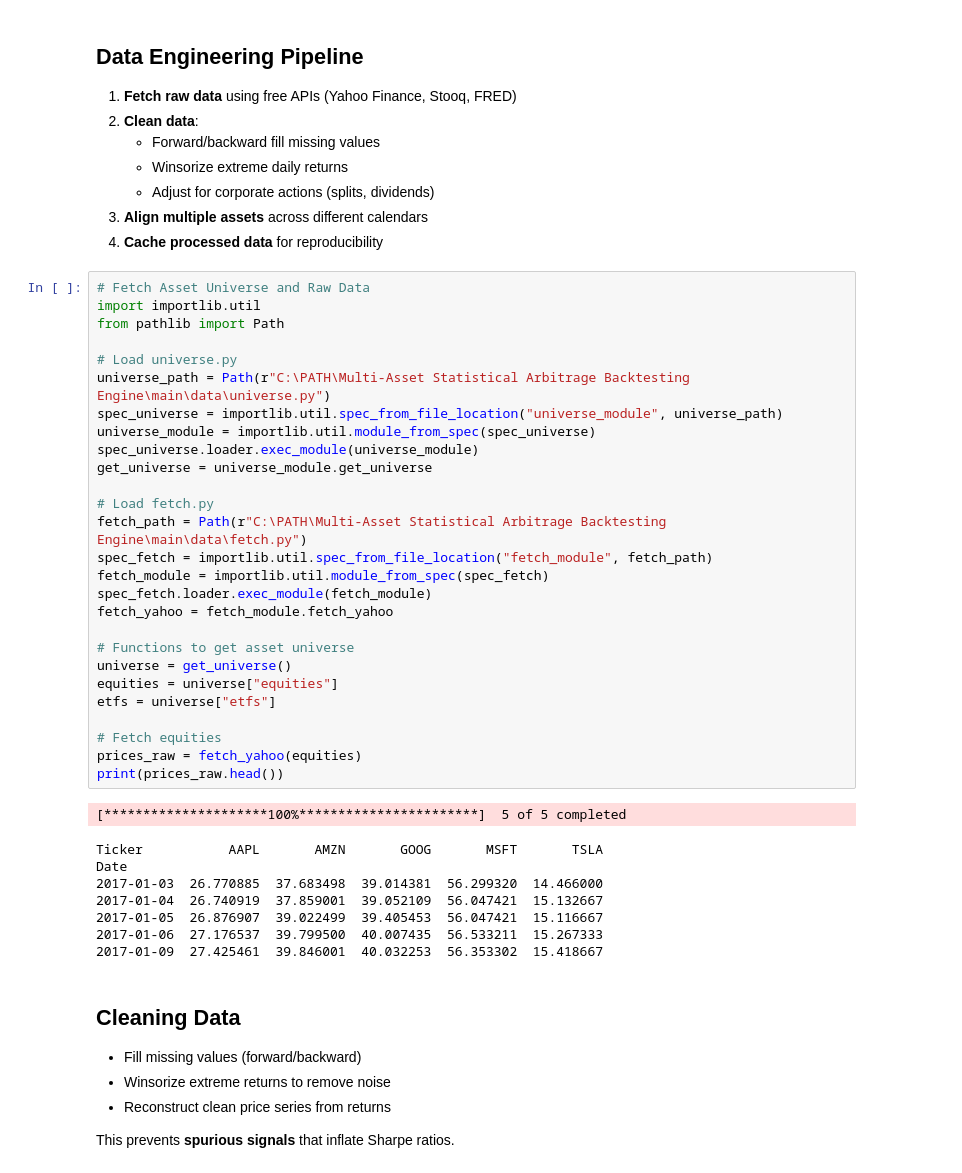
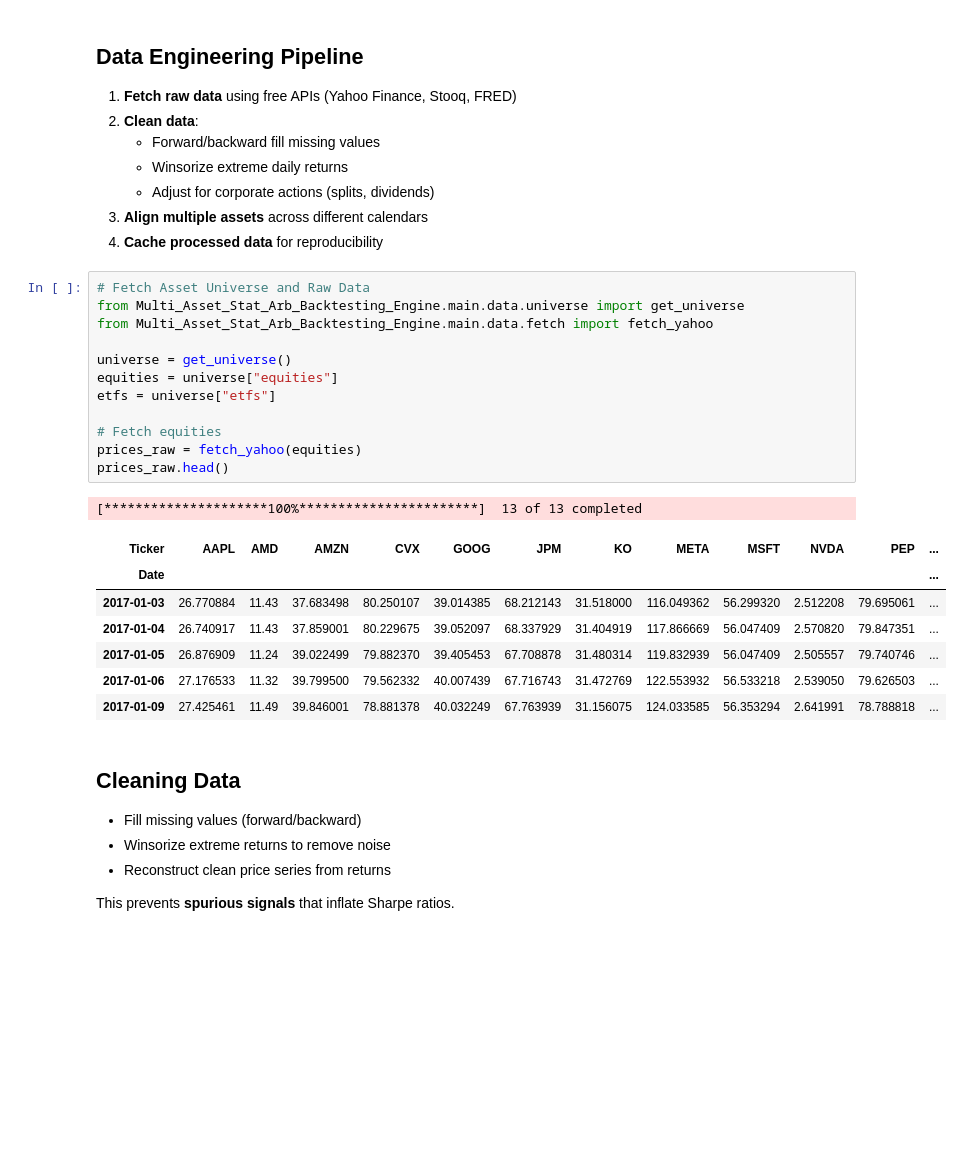
Before and after one commit to xinconggg/Portfolio-Projects, a Jupyter notebook: Quant/Multi-Asset Statistical Arbitrage Backtesting Engine/notebooks/01_system_overview.ipynb, the cells around one changed output. Saved outputs shown, nothing was run; the diff lists cells and outputs as text; blank space fills up the shorter version.

```diff
--- a/Quant/Multi-Asset Statistical Arbitrage Backtesting Engine/notebooks/01_system_overview.ipynb
+++ b/Quant/Multi-Asset Statistical Arbitrage Backtesting Engine/notebooks/01_system_overview.ipynb
@@ -220,40 +194,25 @@ Key considerations:
 4. **Cache processed data** for reproducibility
 # %%
 # Fetch Asset Universe and Raw Data
-import importlib.util
-from pathlib import Path
+from Multi_Asset_Stat_Arb_Backtesting_Engine.main.data.universe import get_universe
+from Multi_Asset_Stat_Arb_Backtesting_Engine.main.data.fetch import fetch_yahoo
 
-# Load universe.py
-universe_path = Path(r"C:\PATH\Multi-Asset Statistical Arbitrage Backtesting Engine\main\data\universe.py")
-spec_universe = importlib.util.spec_from_file_location("universe_module", universe_path)
-universe_module = importlib.util.module_from_spec(spec_universe)
-spec_universe.loader.exec_module(universe_module)
-get_universe = universe_module.get_universe
-
-# Load fetch.py
-fetch_path = Path(r"C:\PATH\Multi-Asset Statistical Arbitrage Backtesting Engine\main\data\fetch.py")
-spec_fetch = importlib.util.spec_from_file_location("fetch_module", fetch_path)
-fetch_module = importlib.util.module_from_spec(spec_fetch)
-spec_fetch.loader.exec_module(fetch_module)
-fetch_yahoo = fetch_module.fetch_yahoo
-
-# Functions to get asset universe
 universe = get_universe()
 equities = universe["equities"]
 etfs = universe["etfs"]
 
 # Fetch equities
 prices_raw = fetch_yahoo(equities)
-print(prices_raw.head())
+prices_raw.head()
 # %% [output]
-[*********************100%***********************]  5 of 5 completed
+[*********************100%***********************]  13 of 13 completed
-Ticker           AAPL       AMZN       GOOG       MSFT       TSLA
-Date
-2017-01-03  26.770885  37.683498  39.014381  56.299320  14.466000
-2017-01-04  26.740919  37.859001  39.052109  56.047421  15.132667
-2017-01-05  26.876907  39.022499  39.405453  56.047421  15.116667
-2017-01-06  27.176537  39.799500  40.007435  56.533211  15.267333
-2017-01-09  27.425461  39.846001  40.032253  56.353302  15.418667
+| Ticker | AAPL | AMD | AMZN | CVX | GOOG | JPM | KO | META | MSFT | NVDA | PEP | ... |
+| Date |  |  |  |  |  |  |  |  |  |  |  | ... |
+| 2017-01-03 | 26.770884 | 11.43 | 37.683498 | 80.250107 | 39.014385 | 68.212143 | 31.518000 | 116.049362 | 56.299320 | 2.512208 | 79.695061 | ... |
+| 2017-01-04 | 26.740917 | 11.43 | 37.859001 | 80.229675 | 39.052097 | 68.337929 | 31.404919 | 117.866669 | 56.047409 | 2.570820 | 79.847351 | ... |
+| 2017-01-05 | 26.876909 | 11.24 | 39.022499 | 79.882370 | 39.405453 | 67.708878 | 31.480314 | 119.832939 | 56.047409 | 2.505557 | 79.740746 | ... |
+| 2017-01-06 | 27.176533 | 11.32 | 39.799500 | 79.562332 | 40.007439 | 67.716743 | 31.472769 | 122.553932 | 56.533218 | 2.539050 | 79.626503 | ... |
+| 2017-01-09 | 27.425461 | 11.49 | 39.846001 | 78.881378 | 40.032249 | 67.763939 | 31.156075 | 124.033585 | 56.353294 | 2.641991 | 78.788818 | ... |
 # %% [markdown]
 ## Cleaning Data
 
```
Also changed, not shown: parts of 17 cells of this notebook, 11 other files.
